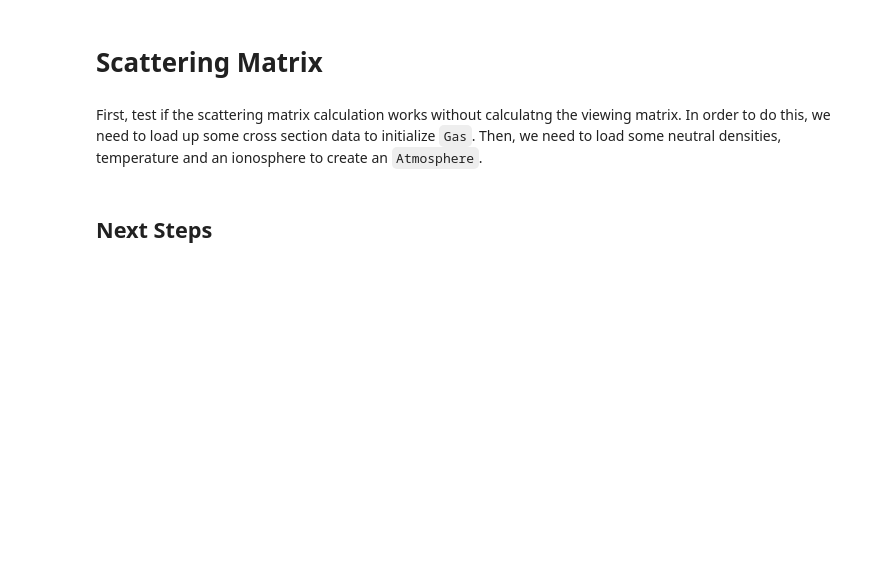
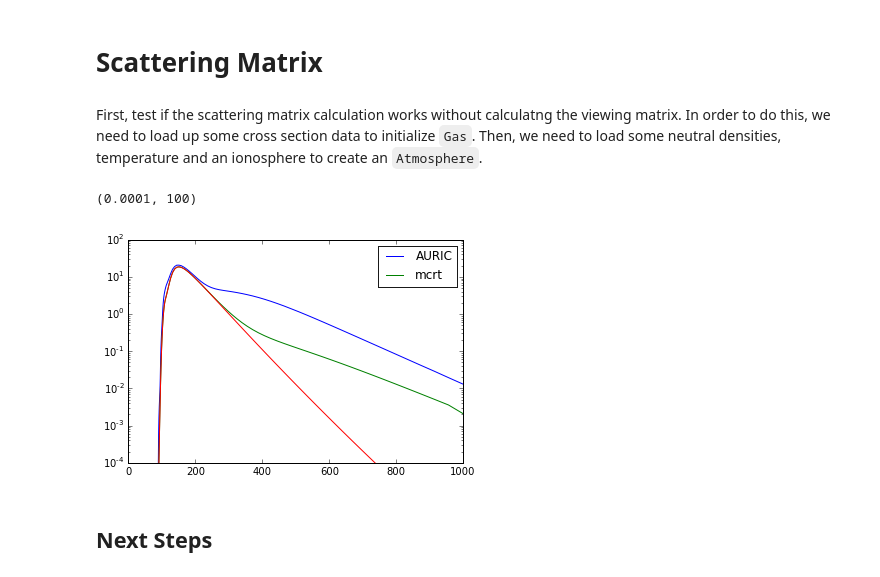
Before and after one commit to georgegeddes/mcrt, a Jupyter notebook: sightlines.ipynb, the cells around one changed output. Cells and saved outputs as stored; diff of their text form; code cells hidden in the pictures; blank space fills up the shorter version.

```diff
--- a/sightlines.ipynb
+++ b/sightlines.ipynb
@@ -21,28 +21,37 @@ thick_lines = ! grep "83[234].*final" inputs/dayglo.ver
 # %%
 auric = pyauric.AURICManager('./inputs')
 feautrier = auric.retrieve( "dayglo.ver", features=thick_lines )
 sourcef = auric.retrieve( "dayglo.ver", features=thin_lines )
 S = scipy.interpolate.interp1d(sourcef['ALT'][::-1]*1e5, sourcef['O+hv 834 A (initial)'][::-1])
 z = sourcef['ALT']
 S0 = np.hstack( [ S(atmosphere.z) / 2 ]*2 )
 cdf = -scipy.integrate.cumtrapz(sourcef['O+hv 834 A (initial)'], sourcef['ALT'], initial=0)
 cdf = 1 - cdf / np.max(cdf)
 dcdf = cdf[1:]-cdf[:-1]
 dx = sourcef['ALT'][:-1] - sourcef['ALT'][1:]
 pdf = np.zeros_like(cdf)
 pdf[1:] = -dcdf/dx
 #plt.plot(sourcef['ALT'],cdf, sourcef['ALT'], pdf)
 
 #S0 = np.max(sourcef['O+hv 834 A (initial)'])/np.max(pdf) * pdf
 #S0_interp = scipy.interpolate.interp1d(sourcef['ALT'][::-1], S0[::-1], bounds_error=False, fill_value = 0)
 #y = S0_interp(atmosphere.z*1e-5)
 #S0 = np.hstack( [ y / 2 ] * 2 )
 SF = np.dot( S0, Mm )
 # print SF
 SF = SF.reshape( (2, len(SF)/2) )
 # print SF
 SF = np.sum(SF, axis=0)
 # print SF
+plt.plot(z, feautrier['834 A (final)'], label='AURIC')
+plt.plot(z, SF, label = 'mcrt')
+plt.plot(z, sourcef['O+hv 834 A (initial)'])
+plt.legend()
+plt.yscale('log')
+plt.ylim(1e-4,100)
+# %% [output]
+(0.0001, 100)
+[figure, added]
 # %% [markdown]
 ## Next Steps
 # %% [markdown]
```
Also changed, not shown: parts of 34 cells of this notebook, 3 other files.
